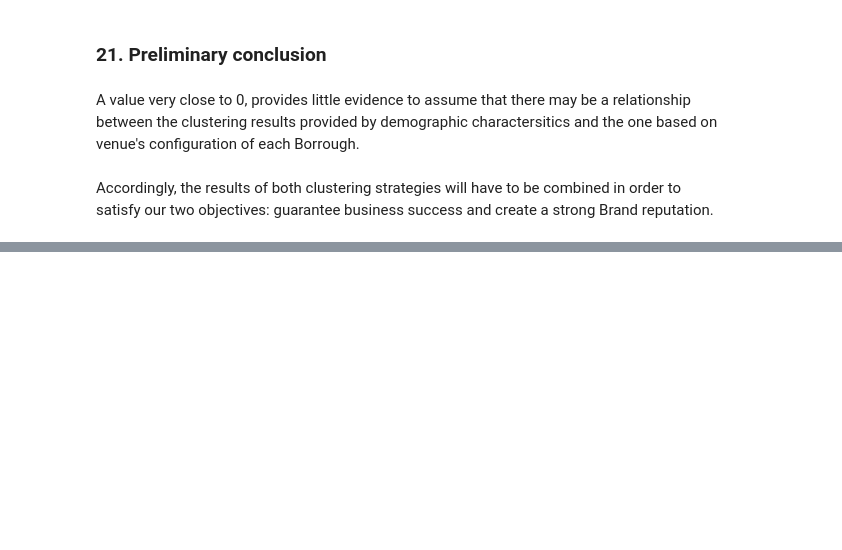
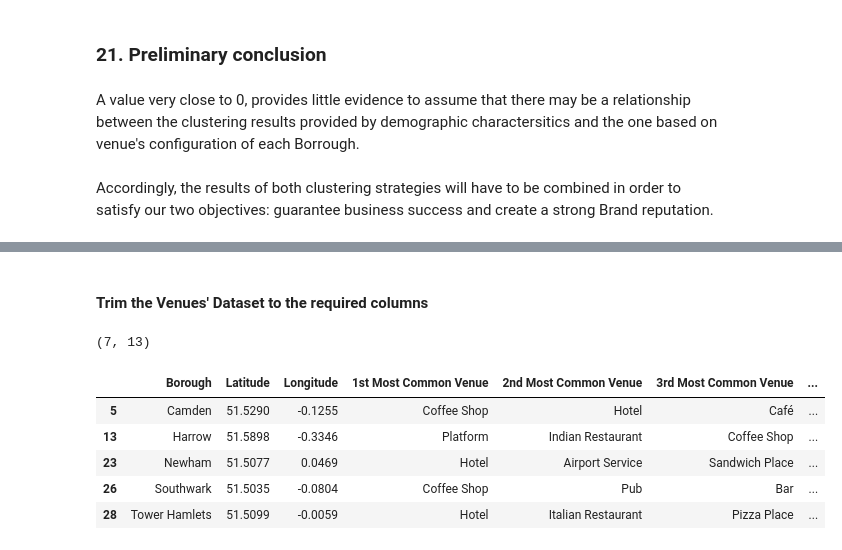
Before and after one commit to tbertoglia-ds/Coursera_Capstone, a Jupyter notebook: London UK Boroughs Clustering 2.ipynb, the cells around one changed output, grey strips where cells are left out. Drawn from its saved outputs; the diff is of its cells as text; code cells hidden in the pictures; blank space fills up the shorter version.

```diff
--- a/London UK Boroughs Clustering 2.ipynb
+++ b/London UK Boroughs Clustering 2.ipynb
@@ -1192,0 +1193,14 @@ Accordingly, the results of both clustering strategies will have to be combined
+# %% [markdown]
+#### Trim the Venues' Dataset to the required columns
+# %%
+df_venue_sel_trim = df_venue_sel.loc[:,df_venue_sel.columns[[0,1,2] + list(range(4, df_venue_sel.shape[1]))]]
+print(df_venue_sel_trim.shape)
+df_venue_sel_trim.head()
+# %% [output]
+(7, 13)
+|  | Borough | Latitude | Longitude | 1st Most Common Venue | 2nd Most Common Venue | 3rd Most Common Venue | ... |
+| 5 | Camden | 51.5290 | -0.1255 | Coffee Shop | Hotel | Café | ... |
+| 13 | Harrow | 51.5898 | -0.3346 | Platform | Indian Restaurant | Coffee Shop | ... |
+| 23 | Newham | 51.5077 | 0.0469 | Hotel | Airport Service | Sandwich Place | ... |
+| 26 | Southwark | 51.5035 | -0.0804 | Coffee Shop | Pub | Bar | ... |
+| 28 | Tower Hamlets | 51.5099 | -0.0059 | Hotel | Italian Restaurant | Pizza Place | ... |
```
Also changed, not shown: parts of 33 cells of this notebook.
